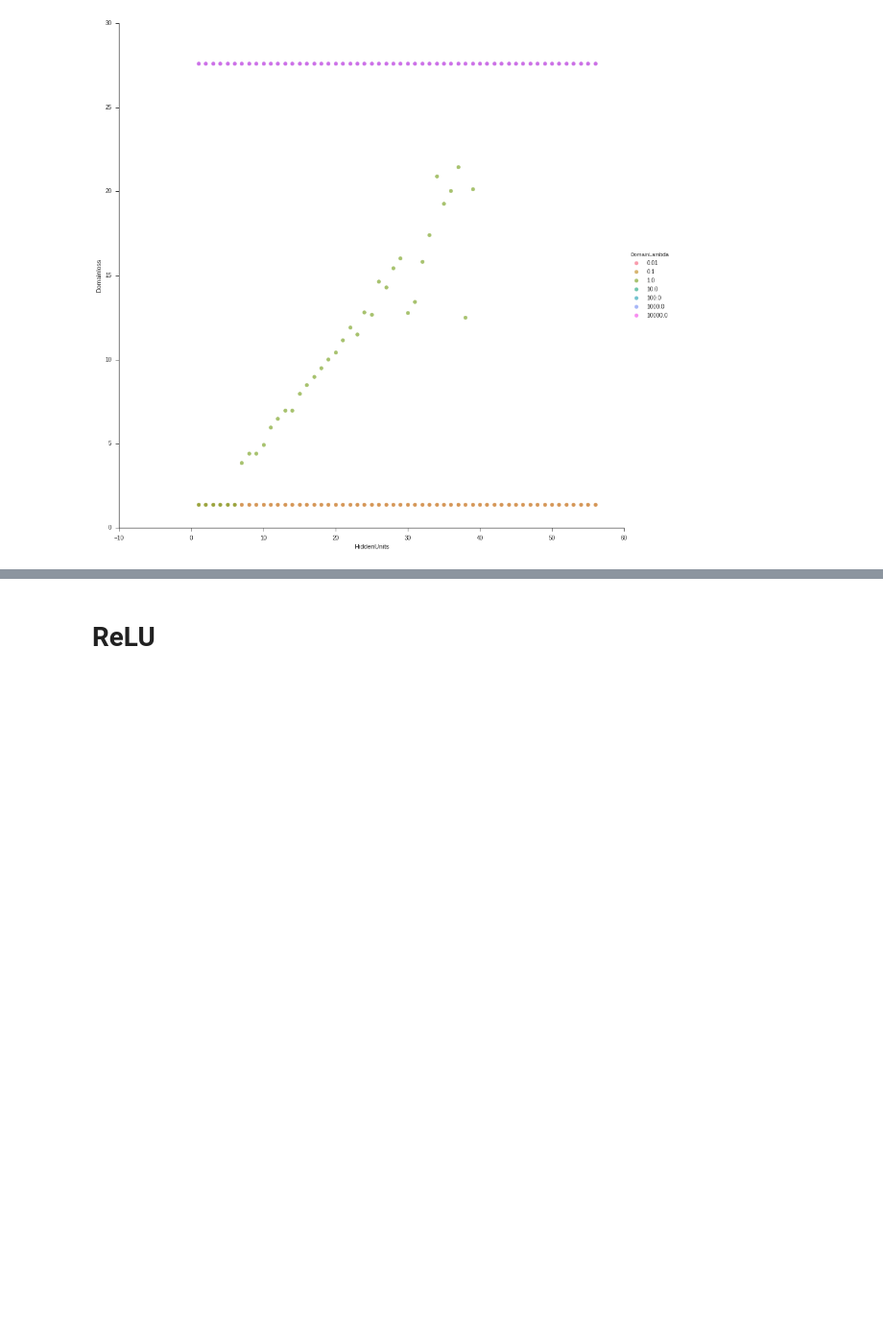
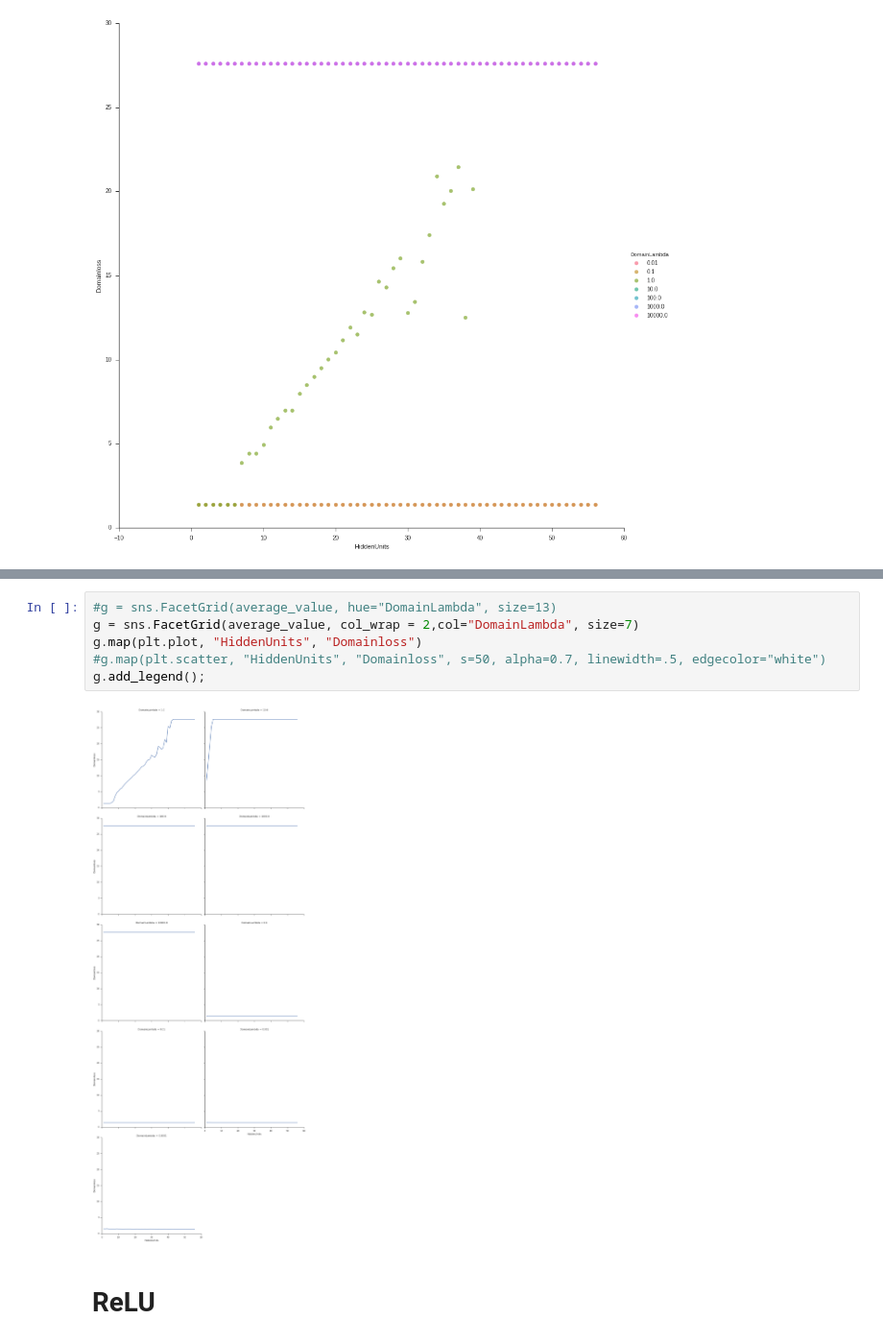
Before and after one commit to fengsy868/Dann-EEG, a Jupyter notebook: Ploting.ipynb, the cells around one changed output, grey strips where cells are left out. Shown: that part at 96% size. Saved outputs shown, nothing was run; the diff lists cells and outputs as text; blank space fills up the shorter version.

```diff
--- a/Ploting.ipynb
+++ b/Ploting.ipynb
@@ -45,3 +85,11 @@ g.add_legend();
+# %%
+#g = sns.FacetGrid(average_value, hue="DomainLambda", size=13)
+g = sns.FacetGrid(average_value, col_wrap = 2,col="DomainLambda", size=7)
+g.map(plt.plot, "HiddenUnits", "Domainloss")
+#g.map(plt.scatter, "HiddenUnits", "Domainloss", s=50, alpha=0.7, linewidth=.5, edgecolor="white")
+g.add_legend();
+# %% [output]
+[figure, added]
 # %% [markdown]
 # ReLU
 # %% [markdown]
```
Also changed, not shown: parts of 7 cells of this notebook, 12 other files.
